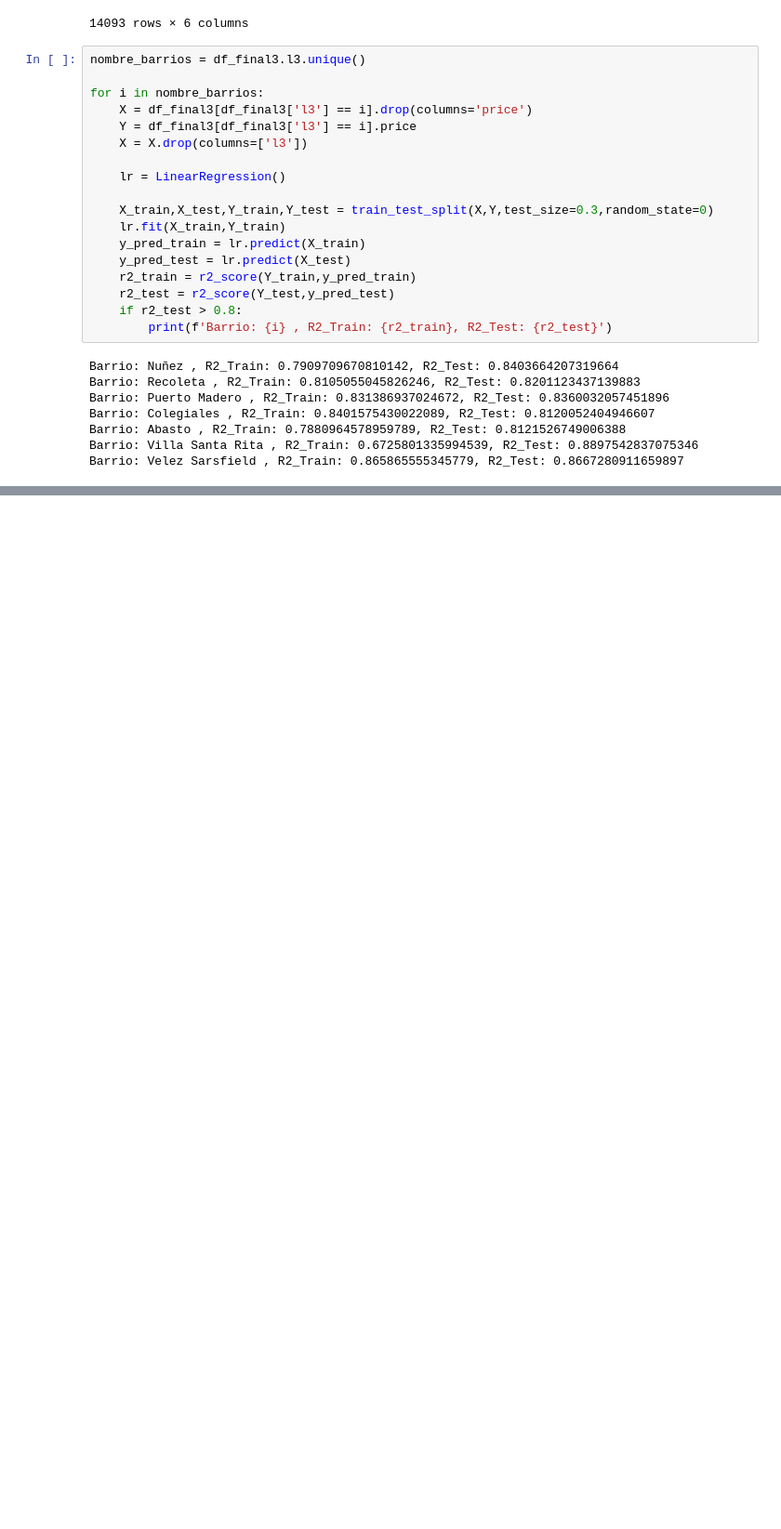
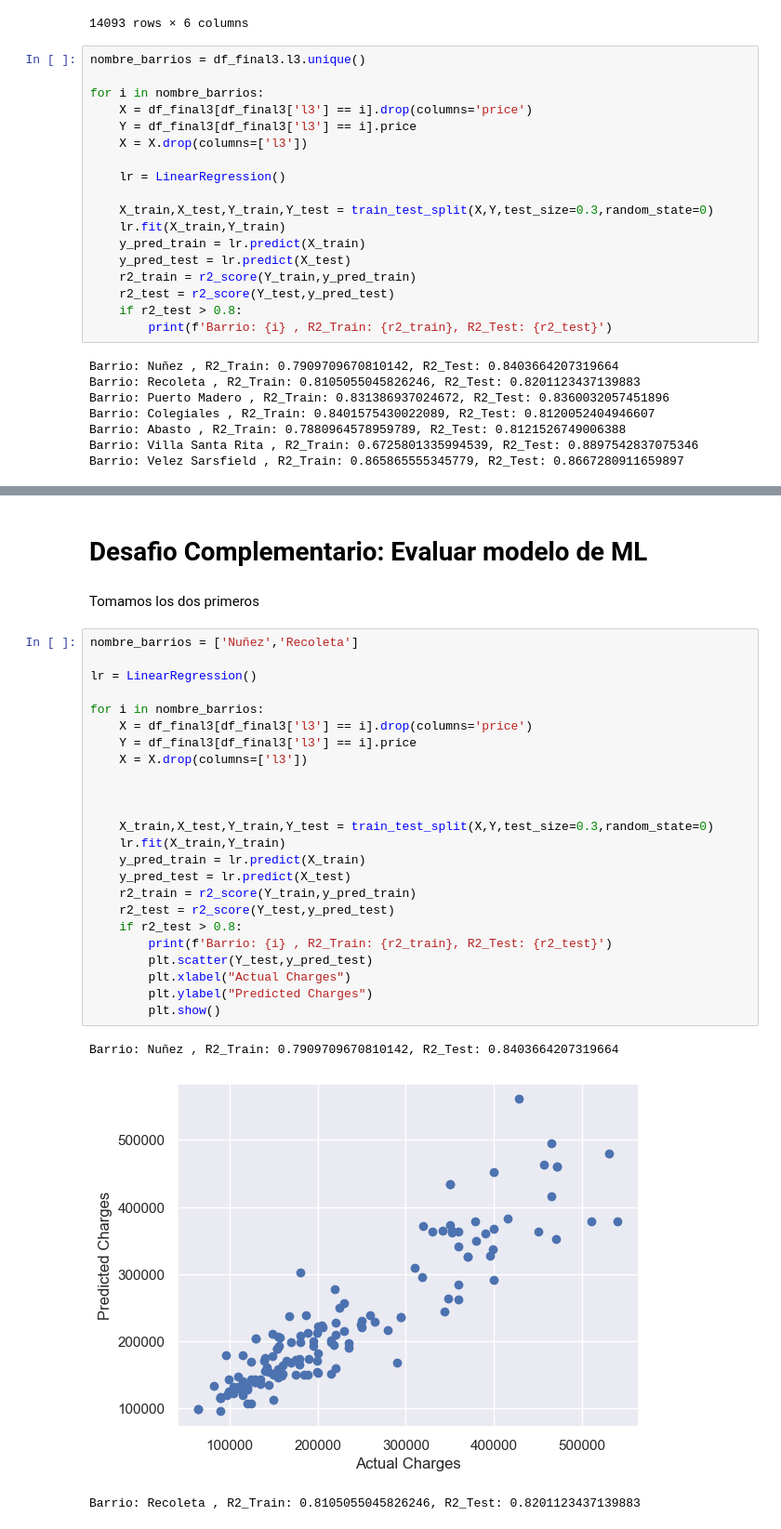
Before and after one commit to Jmgaz/Proyecto_Final_Data_Science, a Jupyter notebook: Proyecto_Final.ipynb, the cells around one changed output, grey strips where cells are left out. Shown at 93% size. Drawn from its saved outputs; the diff is of its cells as text; blank space fills up the shorter version.

Commit message:
Desafio Complementario_Evaluacion de modelos

```diff
--- a/Proyecto_Final.ipynb
+++ b/Proyecto_Final.ipynb
@@ -553,3 +553,35 @@ Entre ellos vemos Recoleta y Puerto Madero, que son unos de los barrios mas caro
 Opcion 1: en el Centro/Microcentro, Las Cañitas y Parque Centenario son los lugares en Capital Federal donde mas rapido se venden los departamentos. En las zonas donde mas variabilidad del precio es donde mas caras son, Puerto madero, Las cañitas, Belgrano por ejemplo. Esto nos pone en comun una locacion en particular, Las Cañitas, que parece ser una zona donde mas rapido se venden los departamentos y en media son uno de los mas caros.
 
 Opcion 2: Si queremos poder ganar dinero dejando de lado el tiempo en el que se venden, Recoleta y Puerto Madero son dos barrios con un alto indice de correlacion entre las variables previamente mencionadas, por lo tanto poder predecir los precios en aquella zona
+# %% [markdown]
+# Desafio Complementario: Evaluar modelo de ML
+# %% [markdown]
+Tomamos los dos primeros
+# %%
+nombre_barrios = ['Nuñez','Recoleta']
+
+lr = LinearRegression()
+
+for i in nombre_barrios:
+    X = df_final3[df_final3['l3'] == i].drop(columns='price')
+    Y = df_final3[df_final3['l3'] == i].price
+    X = X.drop(columns=['l3'])
+
+
+
+    X_train,X_test,Y_train,Y_test = train_test_split(X,Y,test_size=0.3,random_state=0)
+    lr.fit(X_train,Y_train)
+    y_pred_train = lr.predict(X_train)
+    y_pred_test = lr.predict(X_test)
+    r2_train = r2_score(Y_train,y_pred_train)
+    r2_test = r2_score(Y_test,y_pred_test)
+    if r2_test > 0.8:
+        print(f'Barrio: {i} , R2_Train: {r2_train}, R2_Test: {r2_test}')
+        plt.scatter(Y_test,y_pred_test)
+        plt.xlabel("Actual Charges")
+        plt.ylabel("Predicted Charges")
+        plt.show()
+# %% [output]
+Barrio: Nuñez , R2_Train: 0.7909709670810142, R2_Test: 0.8403664207319664
+[figure, added]
+Barrio: Recoleta , R2_Train: 0.8105055045826246, R2_Test: 0.8201123437139883
```
Also changed, not shown: parts of 7 cells of this notebook.
